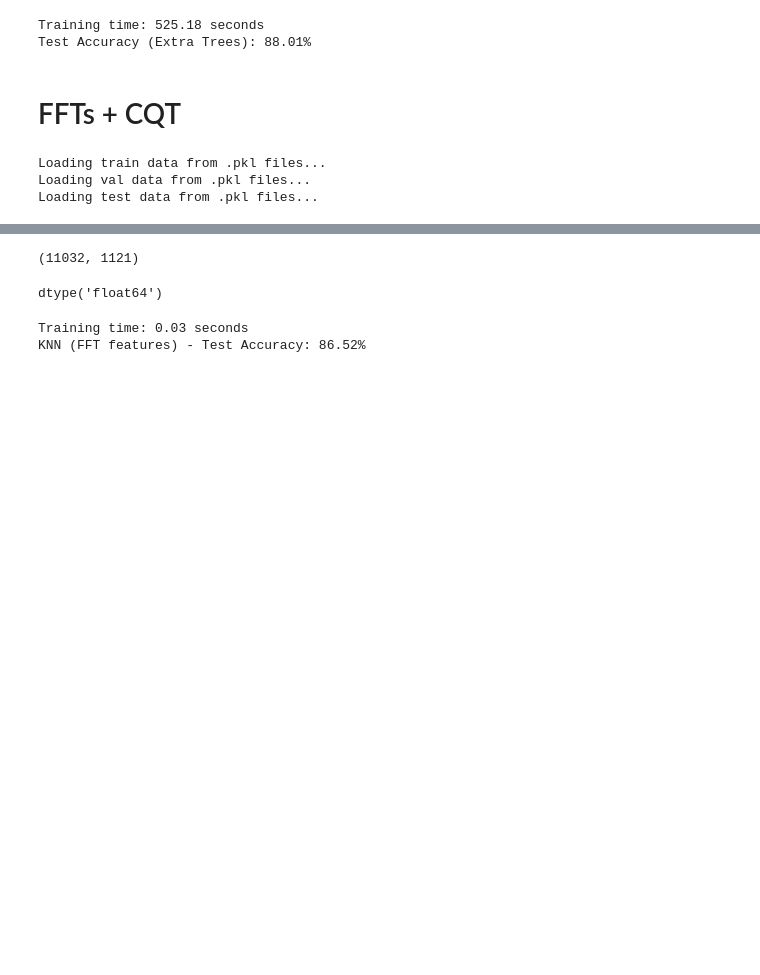
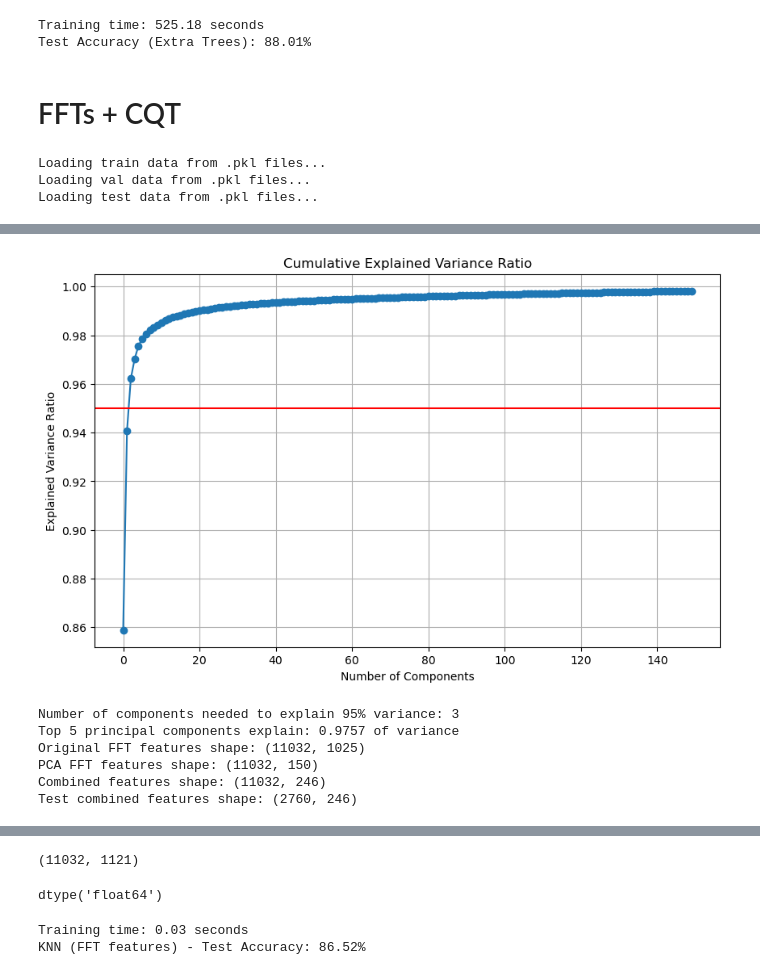
Before and after one commit to dinhgia2106/Queenless-SoundData, a Jupyter notebook: FFT_enhancing/main.ipynb, the cells around one changed output, grey strips where cells are left out. Saved outputs shown, nothing was run; the diff lists cells and outputs as text; code cells hidden in the pictures; blank space fills up the shorter version.

```diff
--- a/FFT_enhancing/main.ipynb
+++ b/FFT_enhancing/main.ipynb
@@ -1322,0 +1442,71 @@ Loading test data from .pkl files...
+# %%
+def apply_pca_to_fft(fft_features, test_features=None, n_components=100, plot=True):
+    """
+    Áp dụng PCA để giảm số chiều của đặc trưng FFT.
+
+    Args:
+        fft_features: Mảng đặc trưng FFT cho tập huấn luyện
+        test_features: Mảng đặc trưng FFT cho tập kiểm tra (nếu có)
+        n_components: Số lượng thành phần chính muốn giữ lại
+        plot: Vẽ đồ thị tỷ lệ phương sai giải thích được
+
+    Returns:
+        fft_pca: Đặc trưng FFT sau khi áp dụng PCA cho tập huấn luyện
+        test_pca: Đặc trưng FFT sau khi áp dụng PCA cho tập kiểm tra (nếu có)
+        pca: Đối tượng PCA đã được huấn luyện
+    """
+    from sklearn.decomposition import PCA
+
+    # Khởi tạo và huấn luyện PCA
+    pca = PCA(n_components=n_components, random_state=53940)
+    fft_pca = pca.fit_transform(fft_features)
+
+    # Áp dụng cho tập kiểm tra (nếu có)
+    test_pca = None
+    if test_features is not None:
+        test_pca = pca.transform(test_features)
+
+    # Vẽ đồ thị tỷ lệ phương sai giải thích được
+    if plot:
+        explained_variance_ratio = pca.explained_variance_ratio_
+        cumulative_variance_ratio = np.cumsum(explained_variance_ratio)
+
+        plt.figure(figsize=(10, 6))
+        plt.plot(cumulative_variance_ratio, marker='o')
+        plt.axhline(y=0.95, color='r', linestyle='-')
+        plt.grid(True)
+        plt.title('Cumulative Explained Variance Ratio')
+        plt.xlabel('Number of Components')
+        plt.ylabel('Explained Variance Ratio')
+        plt.show()
+
+        # Tìm số lượng thành phần cần thiết để giải thích 95% phương sai
+        n_components_95 = np.where(cumulative_variance_ratio >= 0.95)[0][0] + 1
+        print(f"Number of components needed to explain 95% variance: {n_components_95}")
+
+        # Hiển thị top 5 thành phần chính quan trọng nhất
+        print(f"Top 5 principal components explain: {np.sum(explained_variance_ratio[:5]):.4f} of variance")
+
+    return fft_pca, test_pca, pca
+
+# Áp dụng PCA cho FFT features
+train_fft_pca, test_fft_pca, fft_pca = apply_pca_to_fft(
+    train_fft, test_features=test_fft, n_components=150
+)
+
+print(f"Original FFT features shape: {train_fft.shape}")
+print(f"PCA FFT features shape: {train_fft_pca.shape}")
+
+train_features = np.hstack((train_fft_pca, train_cqt))
+test_features = np.hstack((test_fft_pca, test_cqt))
+
+print(f"Combined features shape: {train_features.shape}")
+print(f"Test combined features shape: {test_features.shape}")
+# %% [output]
+[figure, added]
+Number of components needed to explain 95% variance: 3
+Top 5 principal components explain: 0.9757 of variance
+Original FFT features shape: (11032, 1025)
+PCA FFT features shape: (11032, 150)
+Combined features shape: (11032, 246)
+Test combined features shape: (2760, 246)
```
Also changed, not shown: parts of 7 cells of this notebook, 5 other files.
